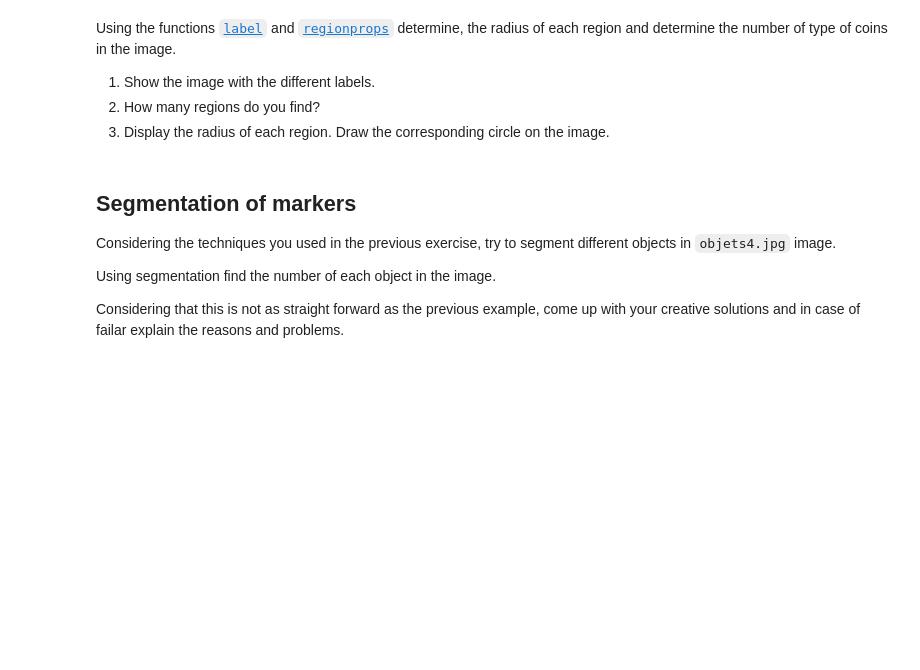
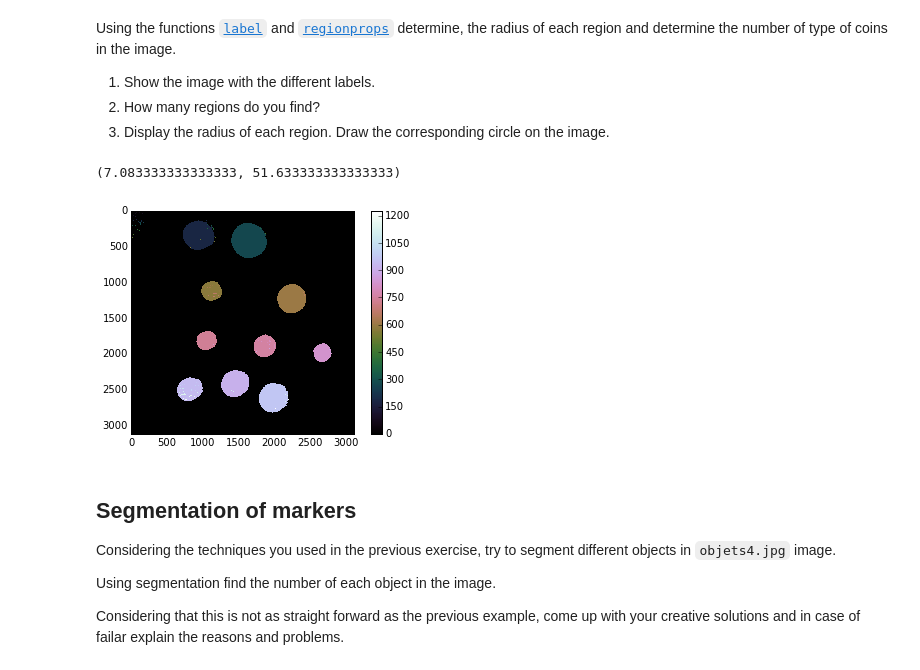
Before and after one commit to WajahatAkhtar/B31XB-IIP-TP-1617, a Jupyter notebook: 5-segmentation/segmentation.ipynb, the cells around one changed output. Saved outputs shown, nothing was run; the diff lists cells and outputs as text; code cells hidden in the pictures; blank space fills up the shorter version.

```diff
--- a/5-segmentation/segmentation.ipynb
+++ b/5-segmentation/segmentation.ipynb
@@ -40,6 +84,21 @@ Using the functions [`label`](http://scikit-image.org/docs/stable/api/skimage.me
 1. Show the image with the different labels.
 1. How many regions do you find?
 1. Display the radius of each region. Draw the corresponding circle on the image.
+# %%
+labelled_image   = label(binary_closing_morphology )
+plt.figure()
+imshow(labelled_image)  #10 regions found
+
+
+
+region_image = regionprops(labelled_image)
+#[rr, cc] = region_image[1].centroid
+
+
+region_image[1]['centroid']
+# %% [output]
+(7.083333333333333, 51.633333333333333)
+[figure, added]
 # %% [markdown]
 ## Segmentation of markers
 
```
Also changed, not shown: parts of 4 cells of this notebook.
